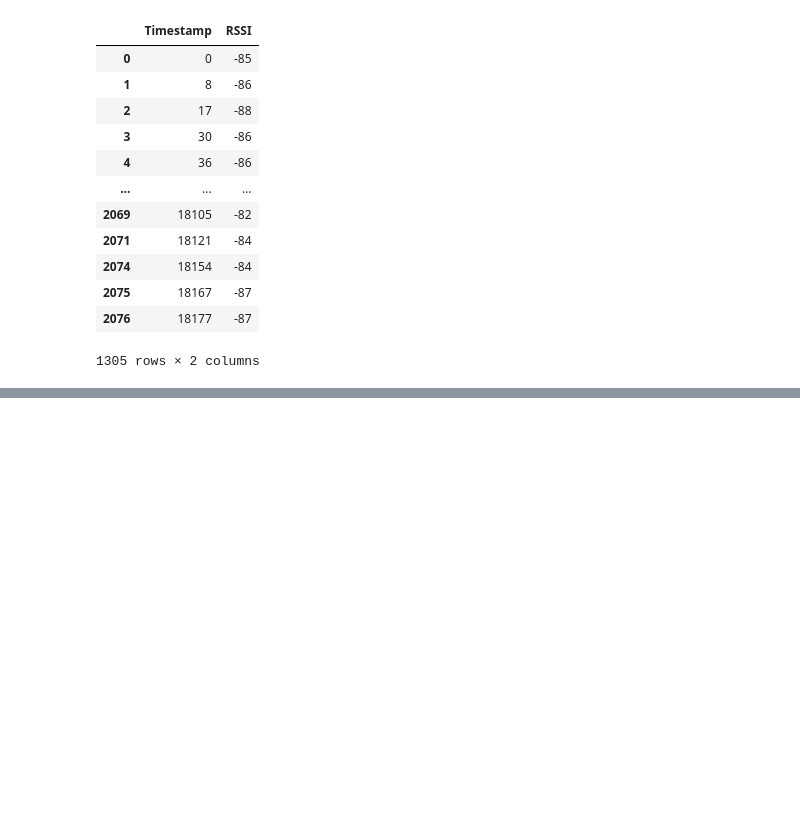
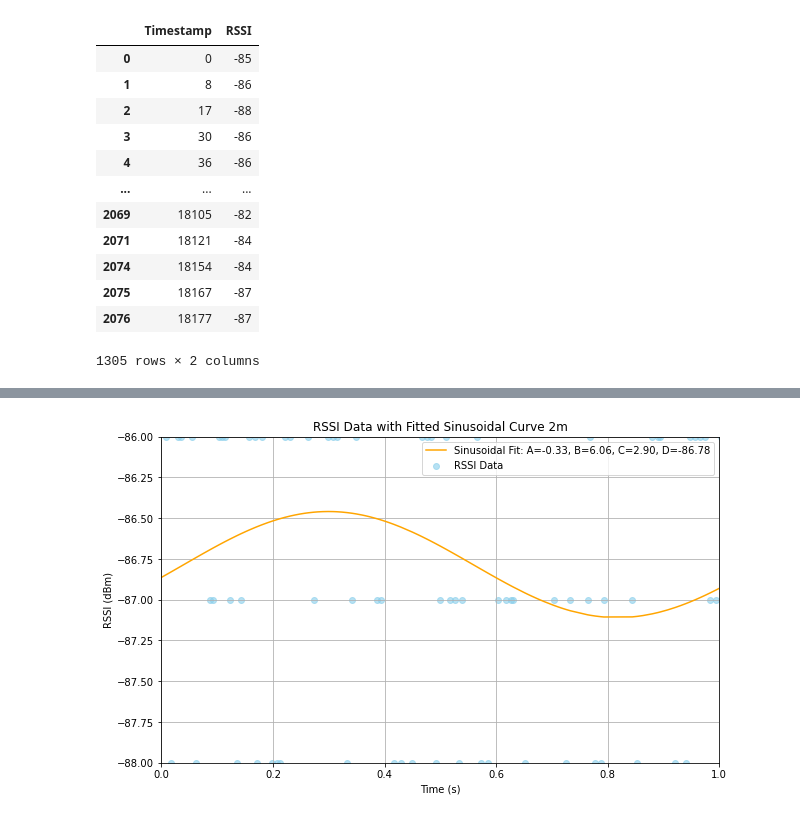
Before and after one commit to RandallCher/FYP, a Jupyter notebook: 1m2mDataCollection.ipynb, the cells around one changed output, grey strips where cells are left out. Saved outputs shown, nothing was run; the diff lists cells and outputs as text; code cells hidden in the pictures; blank space fills up the shorter version.

```diff
--- a/1m2mDataCollection.ipynb
+++ b/1m2mDataCollection.ipynb
@@ -207 +252,36 @@ plt.show()
+# %%
+def sinusoidal(t, A, B, C, D):
+    return A * np.sin(B * t + C) + D
+
+time_ms = df['Timestamp']  # Time in milliseconds
+time = time_ms / 1000  # Convert to seconds for the fitting
+
+
+# Initial guess for the parameters [Amplitude, Frequency, Phase, Offset]
+initial_guess = [1, 2 * np.pi, 0, np.mean(rssi_values)]
+
+# Perform the curve fitting
+params, params_covariance = curve_fit(sinusoidal, time, rssi_values, p0=initial_guess)
+
+# Plot the original data
+plt.figure(figsize=(10, 6))
+plt.scatter(time, rssi_values, label='RSSI Data', color='skyblue', alpha=0.6)
+
+# Plot the fitted sinusoidal curve
+fitted_values = sinusoidal(time, *params)
+plt.plot(time, fitted_values, label=f'Sinusoidal Fit: A={params[0]:.2f}, B={params[1]:.2f}, C={params[2]:.2f}, D={params[3]:.2f}', color='orange')
+
+# Adjust x-axis to show the time between 0 and 1 second
+plt.xlim(0, 1)
+
+# Final plot settings
+plt.xlabel('Time (s)')
+plt.ylim(-88,-86)
+plt.ylabel('RSSI (dBm)')
+plt.title('RSSI Data with Fitted Sinusoidal Curve 2m')
+plt.legend()
+plt.grid()
+plt.show()
+# %% [output]
+[figure, added]
 # %%
```
Also changed, not shown: parts of 5 cells of this notebook, 5 other files.
